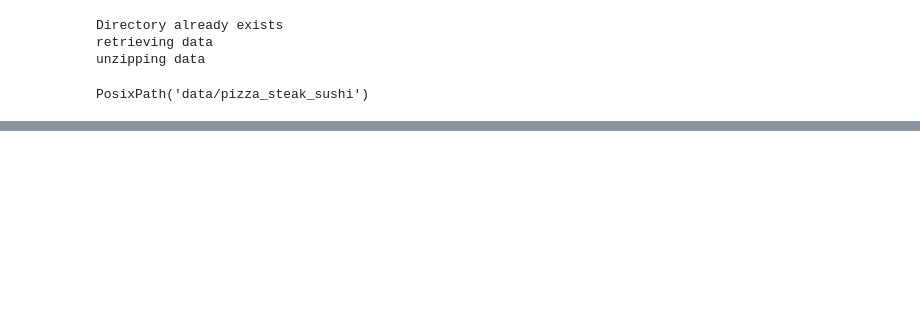
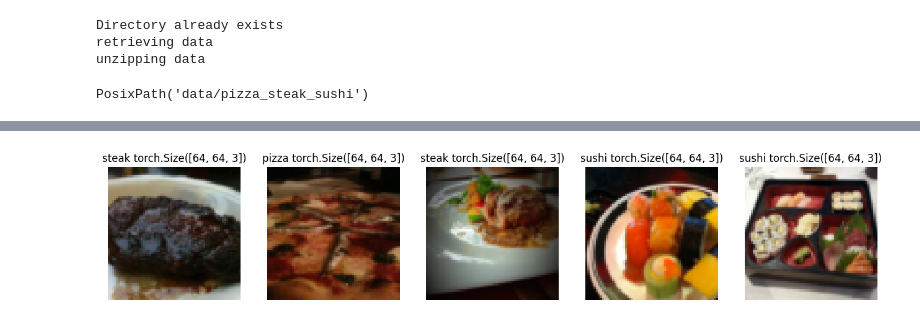
Before and after one commit to Greg-Vincent0711/Finished-Pytorch-Course, a Jupyter notebook: 05-custom-datasets.ipynb, the cells around one changed output, grey strips where cells are left out. Cells and saved outputs as stored; diff of their text form; code cells hidden in the pictures; blank space fills up the shorter version.

```diff
--- a/05-custom-datasets.ipynb
+++ b/05-custom-datasets.ipynb
@@ -204,7 +222,7 @@ class ImageFolderCustom(Dataset):
         class_name = self.paths[index].parent.name
         class_index = self.class_to_idx[class_name]
         if self.transform:
-            return transform(img), class_index
+            return self.transform(img), class_index
         else:
             return img, class_index
 # %%
@@ -233,0 +289,7 @@ test_data_custom.classes == test_data.classes
+# %%
+display_random_images(dSet=train_data_custom,
+                     classes=train_data_custom.classes,
+                     image_num=5,
+                     )
+# %% [output]
+[figure, added]
```
Also changed, not shown: parts of 11 cells of this notebook.
